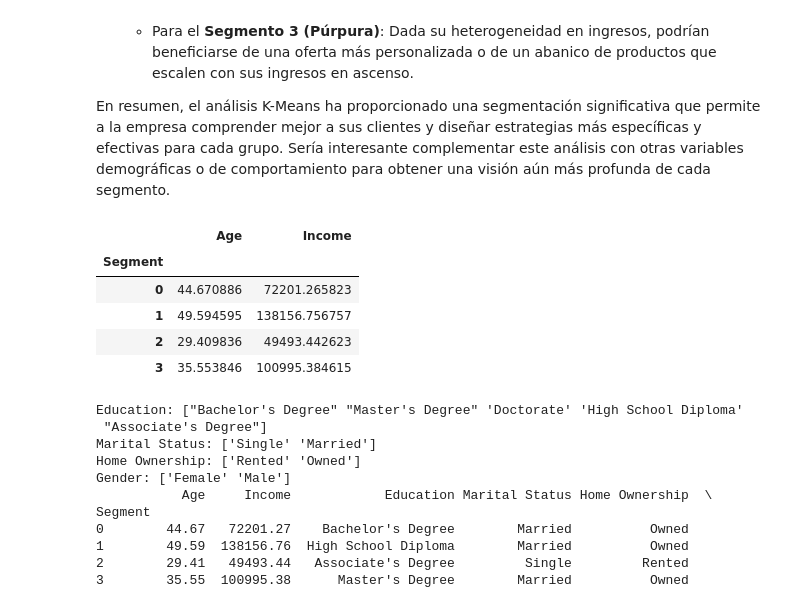
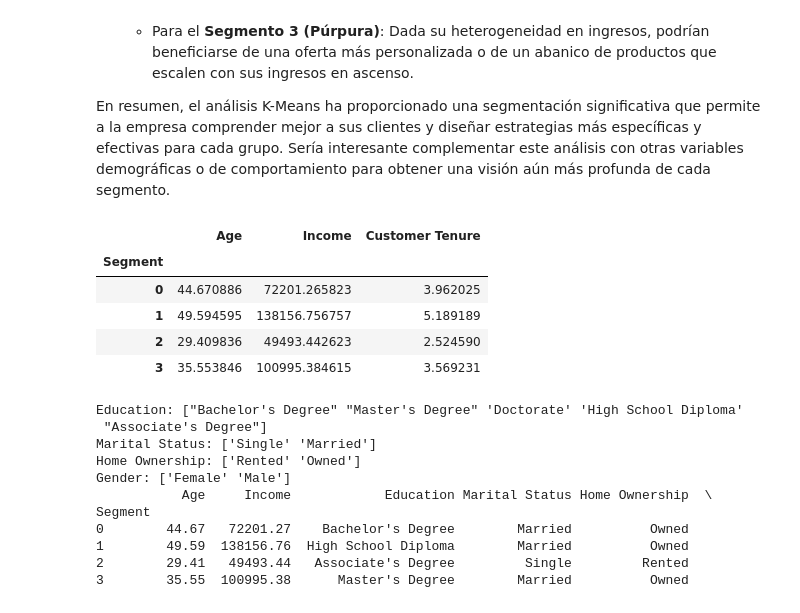
Before and after one commit to rinconMariugenia/Credit-Risk-Insights, a Jupyter notebook: notebooks/EDA_Kmeans.ipynb, the cells around one changed output. Cells and saved outputs as stored; diff of their text form; code cells hidden in the pictures.

```diff
--- a/notebooks/EDA_Kmeans.ipynb
+++ b/notebooks/EDA_Kmeans.ipynb
@@ -273,14 +273,14 @@ El gráfico de dispersión muestra la segmentación de clientes en 4 clústeres
 En resumen, el análisis K-Means ha proporcionado una segmentación significativa que permite a la empresa comprender mejor a sus clientes y diseñar estrategias más específicas y efectivas para cada grupo. Sería interesante complementar este análisis con otras variables demográficas o de comportamiento para obtener una visión aún más profunda de cada segmento.
 # %%
 # Estadisticas por segmento
-df.groupby('Segment')[['Age', 'Income']].mean()
+df.groupby('Segment')[['Age', 'Income', 'Customer Tenure']].mean()
 # %% [output]
-|  | Age | Income |
-| Segment |  |  |
-| 0 | 44.670886 | 72201.265823 |
-| 1 | 49.594595 | 138156.756757 |
-| 2 | 29.409836 | 49493.442623 |
-| 3 | 35.553846 | 100995.384615 |
+|  | Age | Income | Customer Tenure |
+| Segment |  |  |  |
+| 0 | 44.670886 | 72201.265823 | 3.962025 |
+| 1 | 49.594595 | 138156.756757 | 5.189189 |
+| 2 | 29.409836 | 49493.442623 | 2.524590 |
+| 3 | 35.553846 | 100995.384615 | 3.569231 |
 # %%
 df.to_csv("clientes_segmentados.csv", index=False)
 # %%
```
Also changed, not shown: parts of 3 cells of this notebook, 1 other file.
